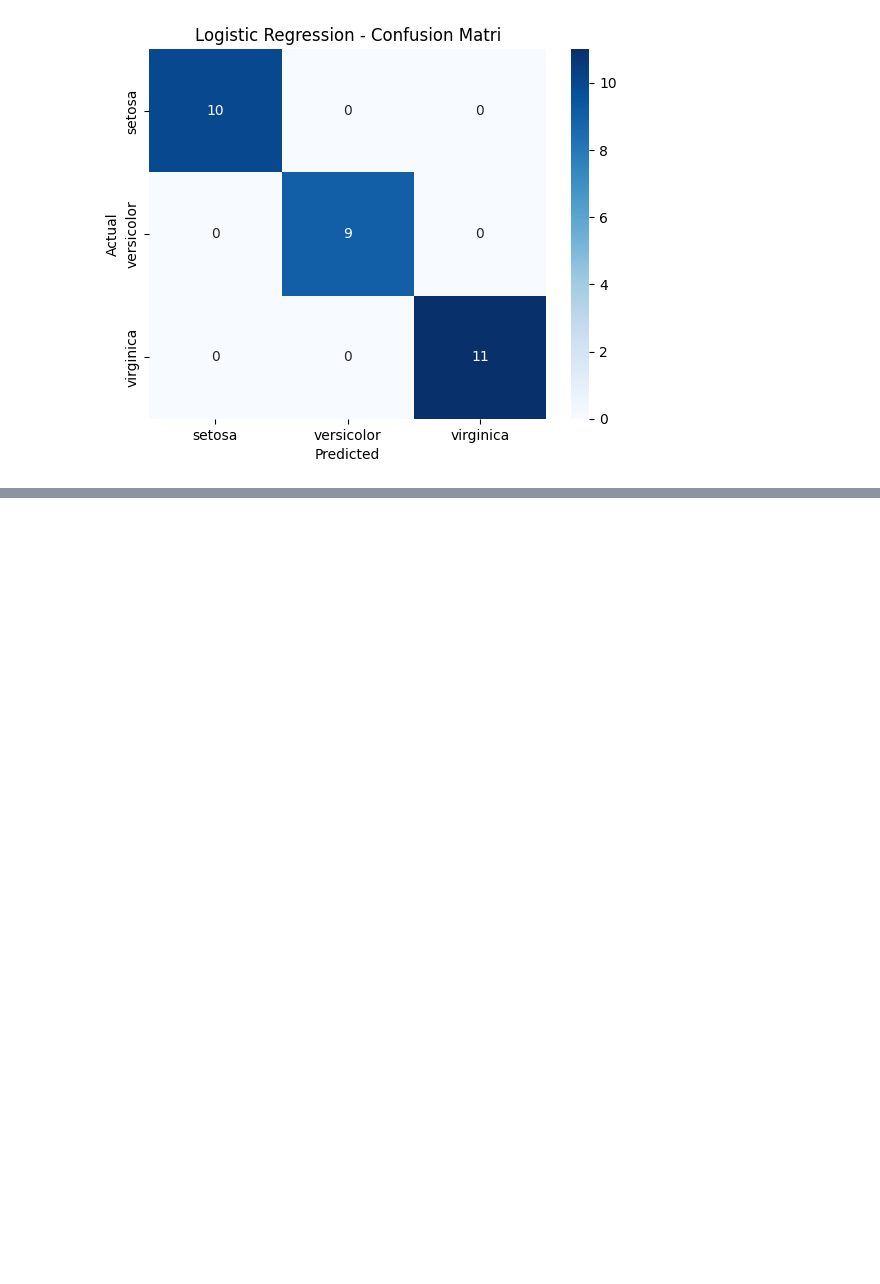
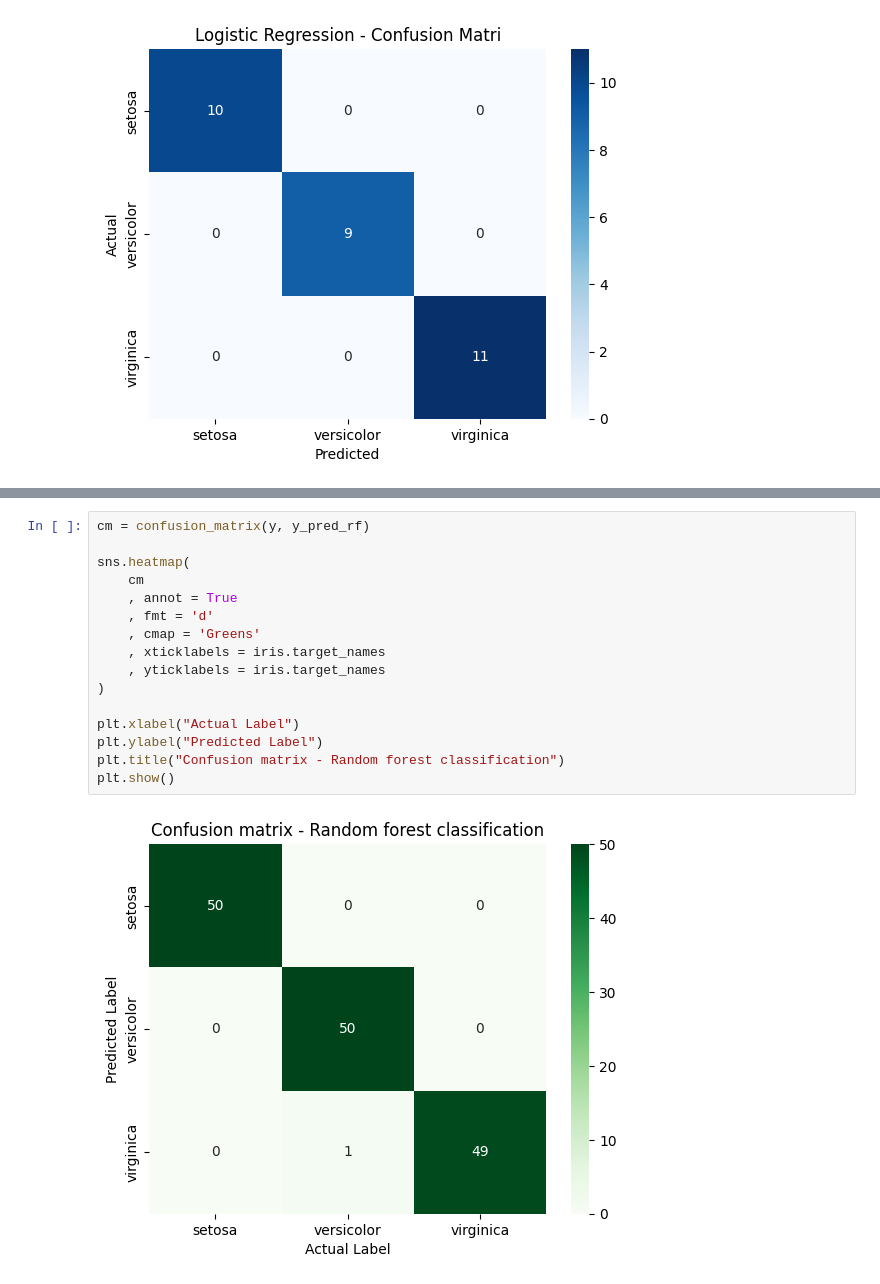
Before and after one commit to gokulsukesan/ai-solution-architect-transition, a Jupyter notebook: month1_core_ml/notebooks/ml_basics.ipynb, the cells around one changed output, grey strips where cells are left out. Cells and saved outputs as stored; diff of their text form; blank space fills up the shorter version.

```diff
--- a/month1_core_ml/notebooks/ml_basics.ipynb
+++ b/month1_core_ml/notebooks/ml_basics.ipynb
@@ -218,0 +365,18 @@ plt.show()
+# %%
+cm = confusion_matrix(y, y_pred_rf)
+
+sns.heatmap(
+    cm
+    , annot = True
+    , fmt = 'd'
+    , cmap = 'Greens'
+    , xticklabels = iris.target_names
+    , yticklabels = iris.target_names
+)
+
+plt.xlabel("Actual Label")
+plt.ylabel("Predicted Label")
+plt.title("Confusion matrix - Random forest classification")
+plt.show()
+# %% [output]
+[figure, added]
```
Also changed, not shown: parts of 15 cells of this notebook.
